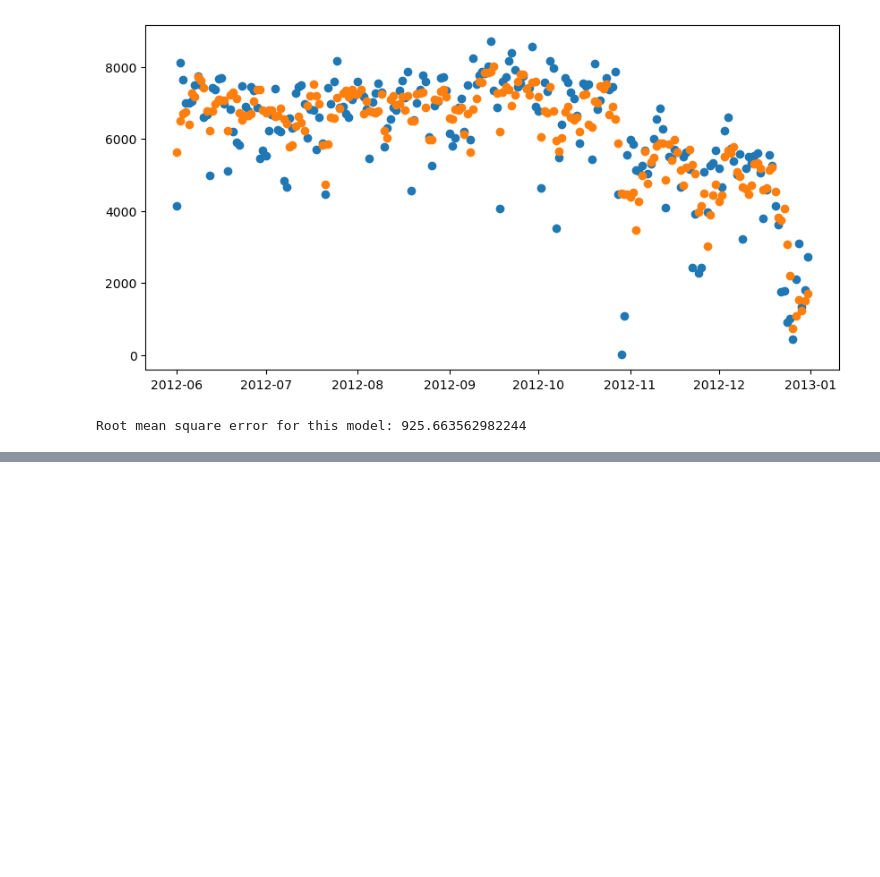
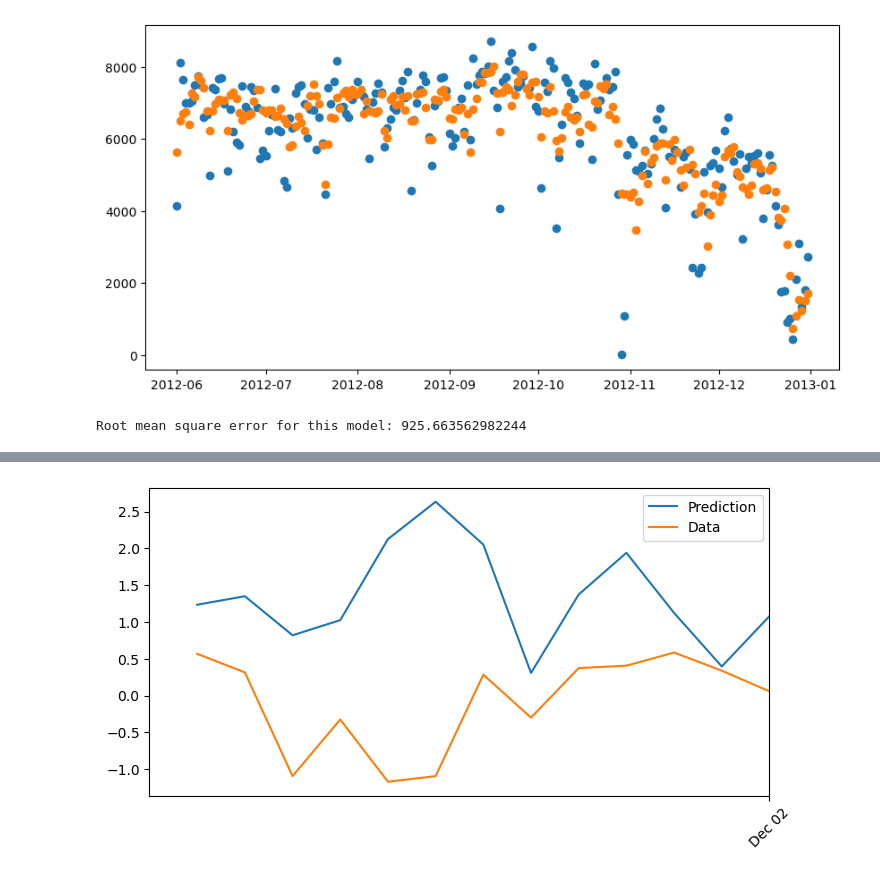
Before and after one commit to DavideMorgante/Python-Projects, a Jupyter notebook: Bycicles Rental/Bycicle_rentals.ipynb, the cells around one changed output, grey strips where cells are left out. Saved outputs shown, nothing was run; the diff lists cells and outputs as text; code cells hidden in the pictures; blank space fills up the shorter version.

```diff
--- a/Bycicles Rental/Bycicle_rentals.ipynb
+++ b/Bycicles Rental/Bycicle_rentals.ipynb
@@ -194,0 +349,8 @@ Root mean square error for this model: 925.663562982244
+# %%
+iterations = 5000
+learning_rate = 0.5
+hidden_nodes = 20
+output_nodes = 1
+# %%
+def MSE(y,Y):
+    return np.mean((y-Y)**2)
@@ -194,0 +359,22 @@ Root mean square error for this model: 925.663562982244
+# %%
+import sys
+N_i = train_features.shape[1]
+network = NeuralNetwork(N_i, hidden_nodes, output_nodes, learning_rate)
+
+losses = {'train' : [], 'validation': []}
+for ii in range(iterations):
+    batch = np.random.choice(train_features.index, size=128)
+    X, y = train_features.iloc[batch].values, train_targets.iloc[batch]['cnt']
+
+    network.train(X, y)
+
+    train_loss = MSE(network.run(train_features).T, train_targets['cnt'].values)
+    val_loss = MSE(network.run(val_features).T, val_targets['cnt'].values)
+
+    sys.stdout.write("\rProgress: {:2.1f}".format(100 * ii/float(iterations)) \
+                     + "% ... Training loss: " + str(train_loss)[:5] \
+                     + " ... Validation loss: " + str(val_loss)[:5])
+    sys.stdout.flush()
+
+    losses['train'].append(train_loss)
+    losses['validation'].append(val_loss)
@@ -194,0 +383,16 @@ Root mean square error for this model: 925.663562982244
+# %%
+fig, ax = plt.subplots(figsize=(8,4))
+
+mean, std = scaled_features['cnt']
+predictions = network.run(test_features).T*std + mean
+ax.plot(predictions[0], label='Prediction')
+ax.plot((test_targets['cnt']*std + mean).values, label='Data')
+ax.set_xlim(right=len(predictions))
+ax.legend()
+
+dates = pd.to_datetime(bike_data.iloc[test_data.index]['dteday'])
+dates = dates.apply(lambda d: d.strftime('%b %d'))
+ax.set_xticks(np.arange(len(dates))[12::24])
+_ = ax.set_xticklabels(dates[12::24], rotation=45)
+# %% [output]
+[figure, added]
```
Also changed, not shown: parts of 16 cells of this notebook, 26 other files.
